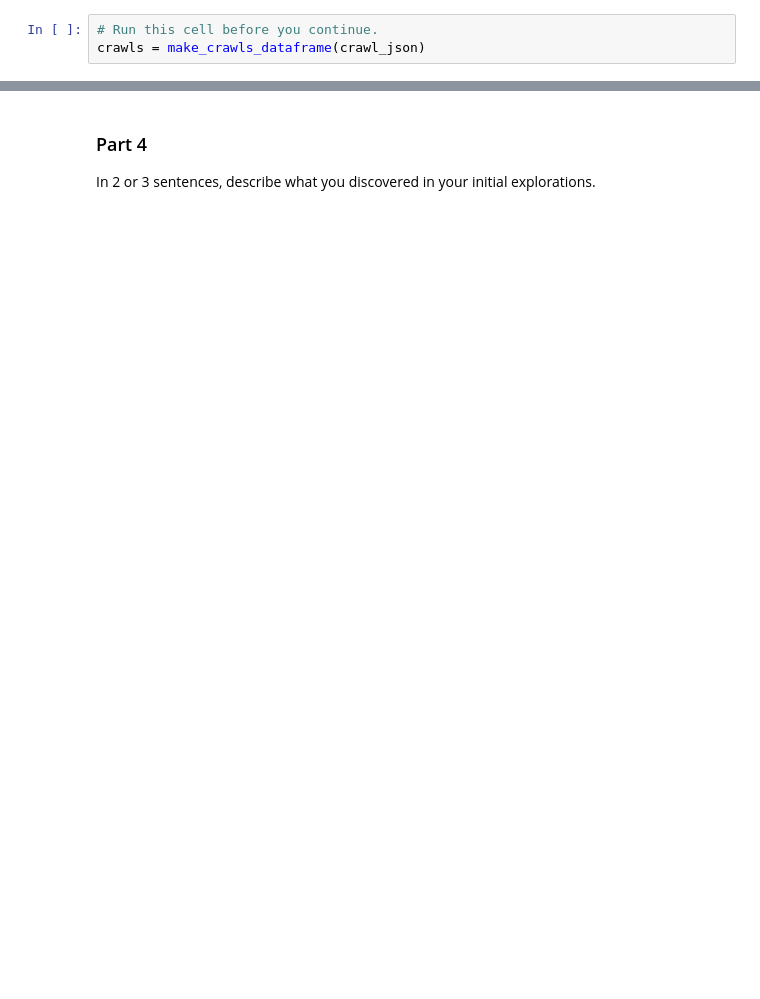
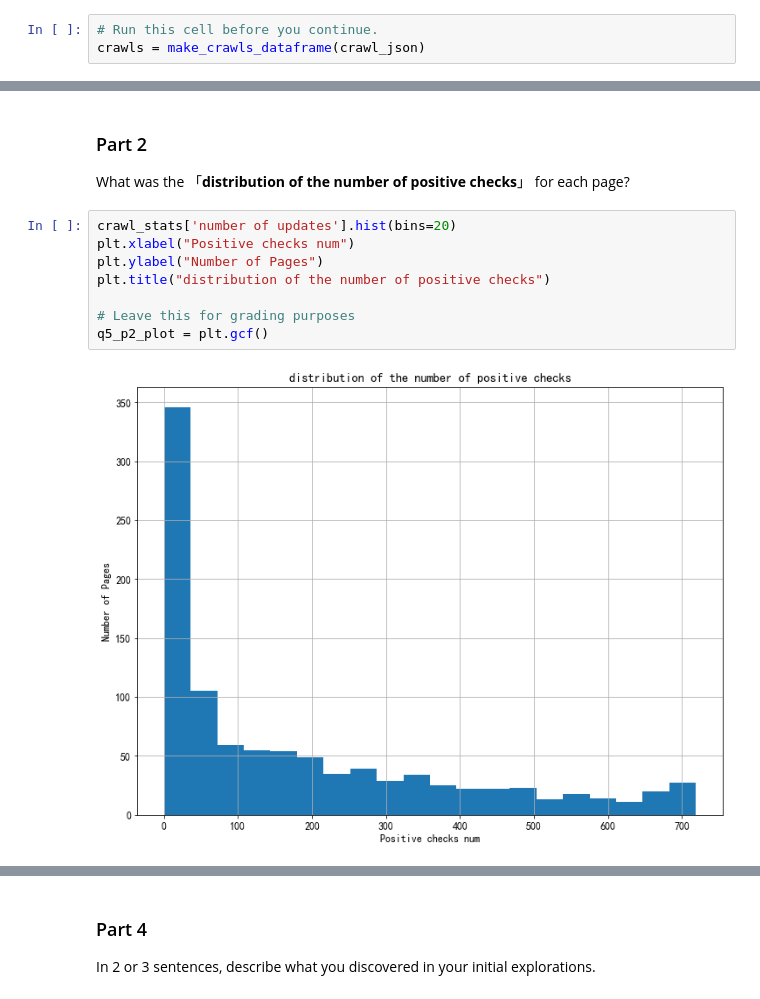
Before and after one commit to MorningStarOvO/Data-Science-Exercise, a Jupyter notebook: 第 2 次大作业/homework 2-2/homework 2-2.ipynb, the cells around one changed output, grey strips where cells are left out. Drawn from its saved outputs; the diff is of its cells as text; blank space fills up the shorter version.

```diff
--- a/第 2 次大作业/homework 2-2/homework 2-2.ipynb
+++ b/第 2 次大作业/homework 2-2/homework 2-2.ipynb
@@ -210,0 +357,14 @@ What was the distribution of the number of crawls for each page?  Did most get c
+# %% [markdown]
+### Part 2
+
+What was the 「**distribution of the number of positive checks**」 for each page?
+# %%
+crawl_stats['number of updates'].hist(bins=20)
+plt.xlabel("Positive checks num")
+plt.ylabel("Number of Pages")
+plt.title("distribution of the number of positive checks")
+
+# Leave this for grading purposes
+q5_p2_plot = plt.gcf()
+# %% [output]
+[figure, added]
```
Also changed, not shown: parts of 85 cells of this notebook.
